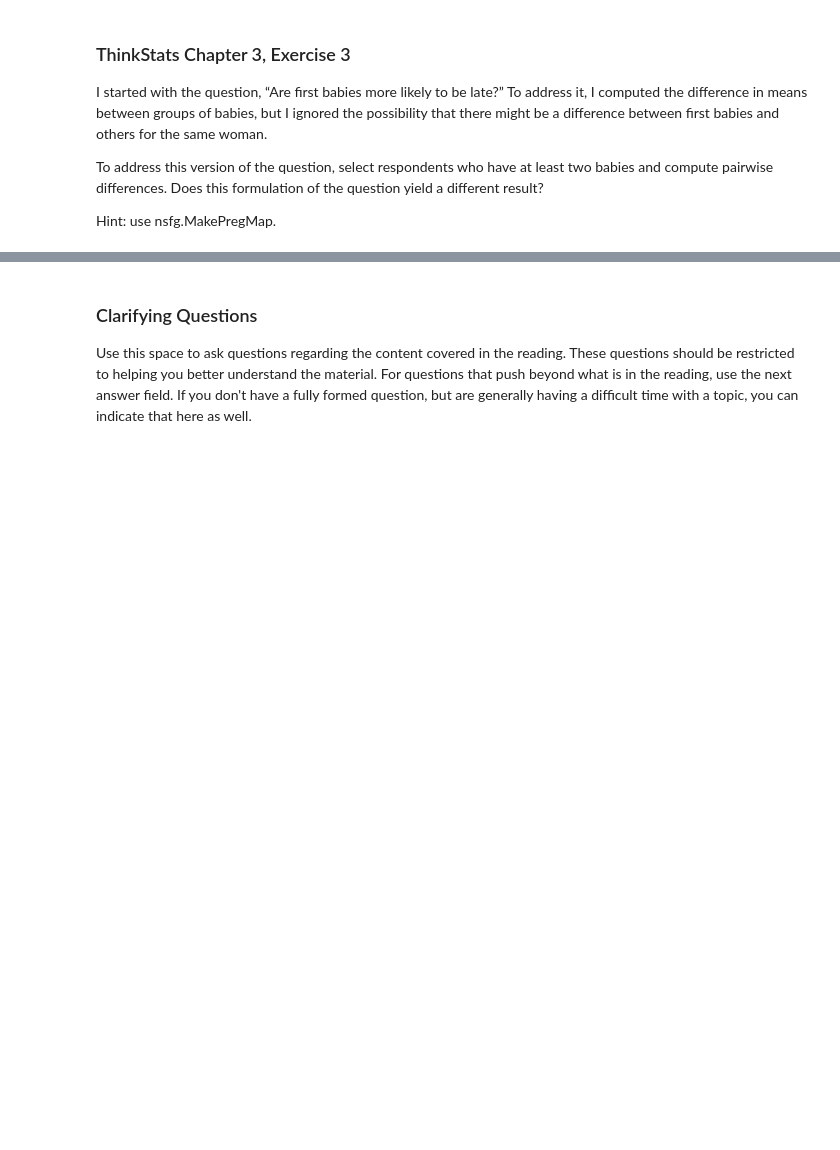
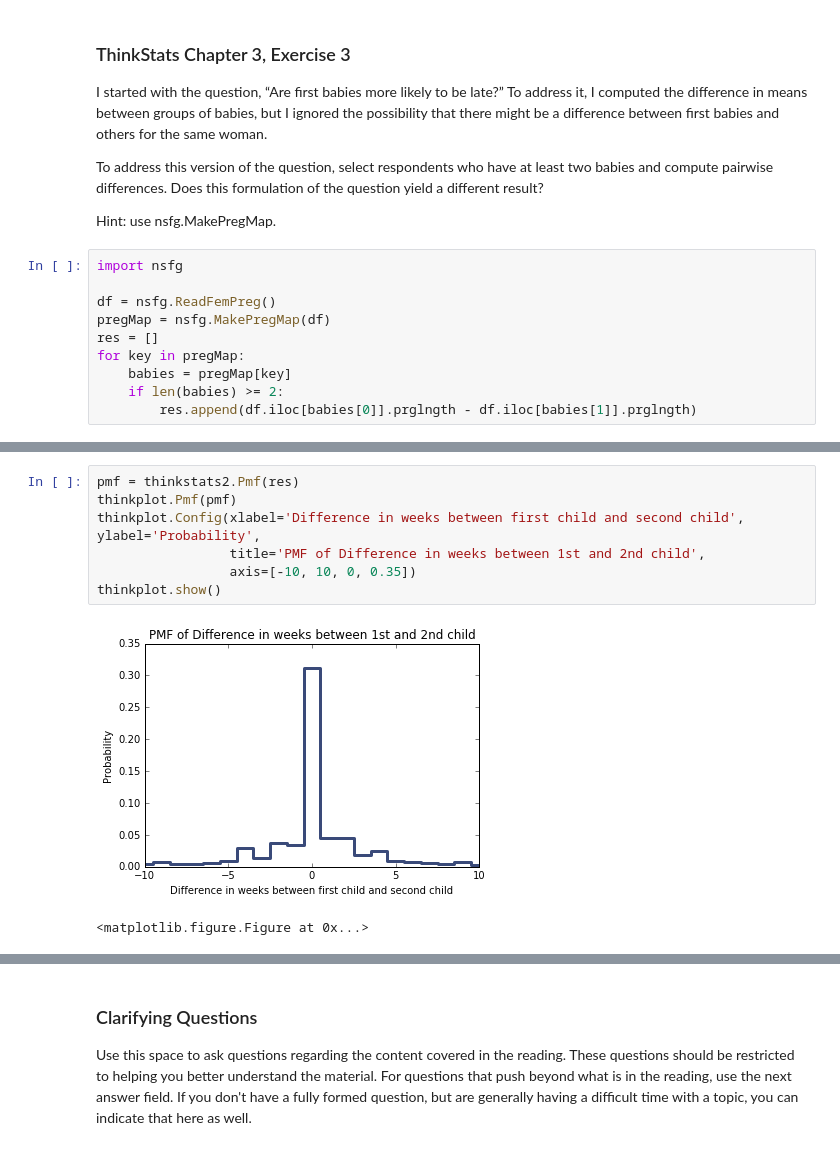
Before and after one commit to paulruvolo/DataScience16, a Jupyter notebook: ThinkStats2/chap03ex.ipynb, the cells around one changed output, grey strips where cells are left out. Cells and saved outputs as stored; diff of their text form; blank space fills up the shorter version.

```diff
--- a/ThinkStats2/chap03ex.ipynb
+++ b/ThinkStats2/chap03ex.ipynb
@@ -52,3 +101,13 @@ I started with the question, “Are first babies more likely to be late?” To a
 To address this version of the question, select respondents who have at least two babies and compute pairwise differences. Does this formulation of the question yield a different result?
 
 Hint: use nsfg.MakePregMap.
+# %%
+import nsfg
+
+df = nsfg.ReadFemPreg()
+pregMap = nsfg.MakePregMap(df)
+res = []
+for key in pregMap:
+    babies = pregMap[key]
+    if len(babies) >= 2:
+        res.append(df.iloc[babies[0]].prglngth - df.iloc[babies[1]].prglngth)
@@ -54,0 +116,10 @@ Hint: use nsfg.MakePregMap.
+# %%
+pmf = thinkstats2.Pmf(res)
+thinkplot.Pmf(pmf)
+thinkplot.Config(xlabel='Difference in weeks between first child and second child', ylabel='Probability',
+                 title='PMF of Difference in weeks between 1st and 2nd child',
+                 axis=[-10, 10, 0, 0.35])
+thinkplot.show()
+# %% [output]
+[figure, added]
+<matplotlib.figure.Figure at 0x...>
```
Also changed, not shown: parts of 12 cells of this notebook.
